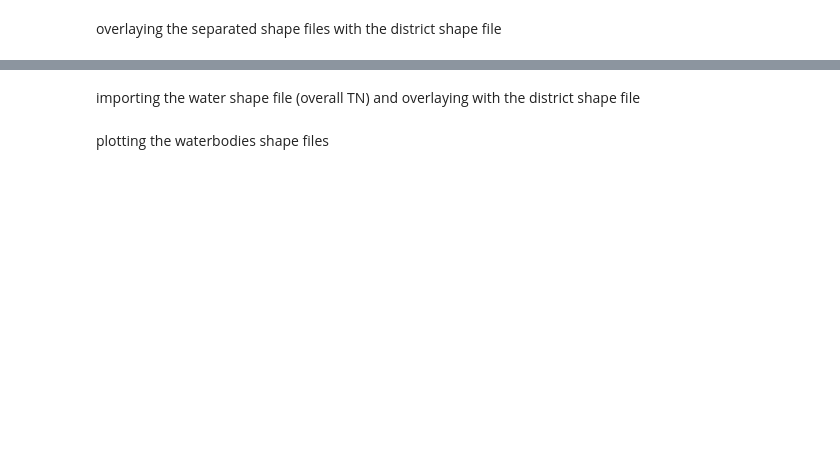
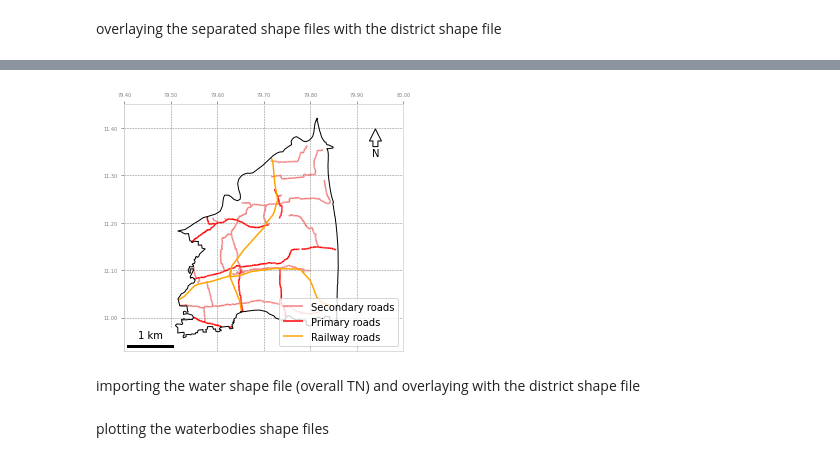
Before and after one commit to NilimaKD/lila-reports, a Jupyter notebook: LILA visuals.ipynb, the cells around one changed output, grey strips where cells are left out. Saved outputs shown, nothing was run; the diff lists cells and outputs as text; code cells hidden in the pictures; blank space fills up the shorter version.

```diff
--- a/LILA visuals.ipynb
+++ b/LILA visuals.ipynb
@@ -227,9 +291,9 @@ data3.plot()
 # %% [markdown]
 overlaying the separated shape files with the district shape file
 # %%
-merge_data1 = overlay(data1,df1,how ="intersection")
-merge_data2 = overlay(data2,df1,how ="intersection")
-merge_data3 = overlay(data3,df1,how ="intersection")
+merge_data1 = overlay(data1,_shp_district,how ="intersection")
+merge_data2 = overlay(data2,_shp_district,how ="intersection")
+merge_data3 = overlay(data3,_shp_district,how ="intersection")
 # %%
 merge_data1.plot()
 merge_data2.plot()
@@ -237,32 +306,34 @@ merge_data3.plot()
 # %%
-ax = df1.plot(figsize=(5,5),color="none",zorder=3)
+ax = _shp_district.plot(figsize=(5,5),color="none",zorder=3)
 x =merge_data1.plot(color="lightcoral",label ="Secondary roads",ax =ax)
 y = merge_data2.plot(color="red",label ="Primary roads",ax=ax)
 z = merge_data3.plot(color="orange",label ="Railway roads",ax=ax)
 # addlabels(x="primary",y ="secondary")
 ax.xaxis.tick_top()
 plt.xlim(79.40,80.00)
 plt.ylim(10.93,11.45)
 plt.grid(color="grey",linestyle = '--', linewidth = 0.5)
 plt.legend(loc='lower right')
 ax.tick_params(axis='x', colors='grey')
 ax.tick_params(axis='y', colors='grey')
 ax.add_artist(ScaleBar(10000,location='lower left',scale_loc='top'))
 ax.xaxis.set_major_formatter(FormatStrFormatter('%.2f')) #axis value formatting for both axis
 ax.yaxis.set_major_formatter(FormatStrFormatter('%.2f'))
 ax.tick_params(axis='x', labelsize=5)  #reducing the size of the axis values
 ax.tick_params(axis='y', labelsize=5)
 x1, y1, arrow_length = 0.9, 0.9, 0.1
 ax.annotate('N', xy=(x1, y1), xytext=(x1, y1-arrow_length),
             arrowprops=dict(facecolor='none', width=5, headwidth=12),
             ha='center', va='center', fontsize=10,
             xycoords=ax.transAxes)
 ax.spines['bottom'].set_color('lightgrey')
 ax.spines['top'].set_color('lightgrey')
 ax.spines['right'].set_color('lightgrey')
 ax.spines['left'].set_color('lightgrey')
 plt.savefig(get_in_workdir("roadway.jpg"),dpi =1500)
 plt.show()
+# %% [output]
+[figure, added]
 # %% [markdown]
 importing the water shape file (overall TN) and overlaying with the district shape file
 # %%
```
Also changed, not shown: parts of 39 cells of this notebook.
